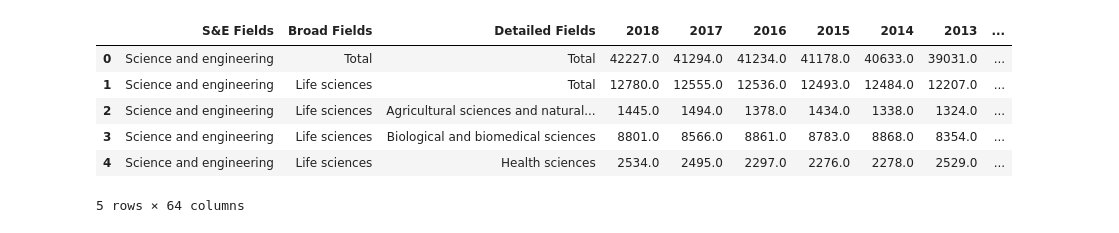
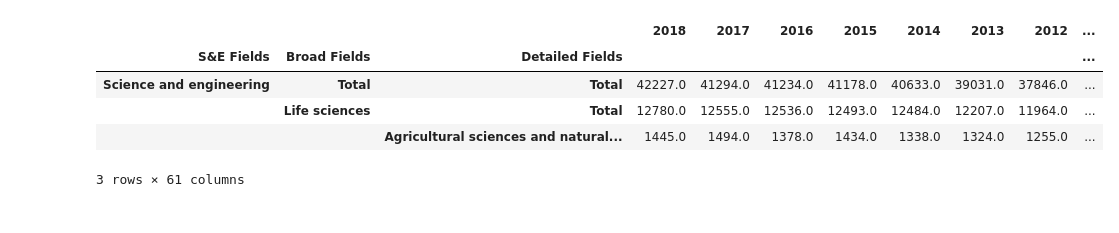
Before and after one commit to mulukenm/dataScience, a Jupyter notebook: SQLComparisonVisualization.ipynb, the cells around one changed output. Cells and saved outputs as stored; diff of their text form; code cells hidden in the pictures.

```diff
--- a/SQLComparisonVisualization.ipynb
+++ b/SQLComparisonVisualization.ipynb
@@ -32,24 +32,26 @@ plt.style.use('ggplot')
 # for row in cursor:
 #     print(row)
 # %%
+#  Doctorate Recipients by DemographDoctrate reciepients by Citizenship,  Race/Ethnicity, Sex, S&E Fields, Broad Fields, Detailed Fields, and Year
+# Data Download from NCSES Interactive Data Tool
+
 # Readind data from SQL Server
 conn = pyodbc.connect("Driver={SQL Server};"
                       "Server=DESKTOP-MS8S2RN;"
                       "Database=NCSES;"
                       "Trusted_Connection=yes;"
 )
 
 cursor = conn.cursor()
 
-sql_query = pd.read_sql_query('SELECT * from dbo.SED1',conn)
-sql_query.head()
-# print(sql_query)
-# print(type(sql_query))
+df1 = pd.read_sql_query('SELECT * from dbo.SED1',conn)
+df1 = df1.set_index(['S&E Fields', 'Broad Fields', 'Detailed Fields'])
+df1.head(3)
+#df1.columns
 # %% [output]
-|  | S&E Fields | Broad Fields | Detailed Fields | 2018 | 2017 | 2016 | 2015 | 2014 | 2013 | ... |
-| 0 | Science and engineering | Total | Total | 42227.0 | 41294.0 | 41234.0 | 41178.0 | 40633.0 | 39031.0 | ... |
-| 1 | Science and engineering | Life sciences | Total | 12780.0 | 12555.0 | 12536.0 | 12493.0 | 12484.0 | 12207.0 | ... |
-| 2 | Science and engineering | Life sciences | Agricultural sciences and natural... | 1445.0 | 1494.0 | 1378.0 | 1434.0 | 1338.0 | 1324.0 | ... |
-| 3 | Science and engineering | Life sciences | Biological and biomedical sciences | 8801.0 | 8566.0 | 8861.0 | 8783.0 | 8868.0 | 8354.0 | ... |
-| 4 | Science and engineering | Life sciences | Health sciences | 2534.0 | 2495.0 | 2297.0 | 2276.0 | 2278.0 | 2529.0 | ... |
+|  |  |  | 2018 | 2017 | 2016 | 2015 | 2014 | 2013 | 2012 | ... |
+| S&E Fields | Broad Fields | Detailed Fields |  |  |  |  |  |  |  | ... |
+| Science and engineering | Total | Total | 42227.0 | 41294.0 | 41234.0 | 41178.0 | 40633.0 | 39031.0 | 37846.0 | ... |
+|  | Life sciences | Total | 12780.0 | 12555.0 | 12536.0 | 12493.0 | 12484.0 | 12207.0 | 11964.0 | ... |
+|  |  | Agricultural sciences and natural... | 1445.0 | 1494.0 | 1378.0 | 1434.0 | 1338.0 | 1324.0 | 1255.0 | ... |
-5 rows × 64 columns
+3 rows × 61 columns
```
Also changed, not shown: parts of 10 cells of this notebook.
